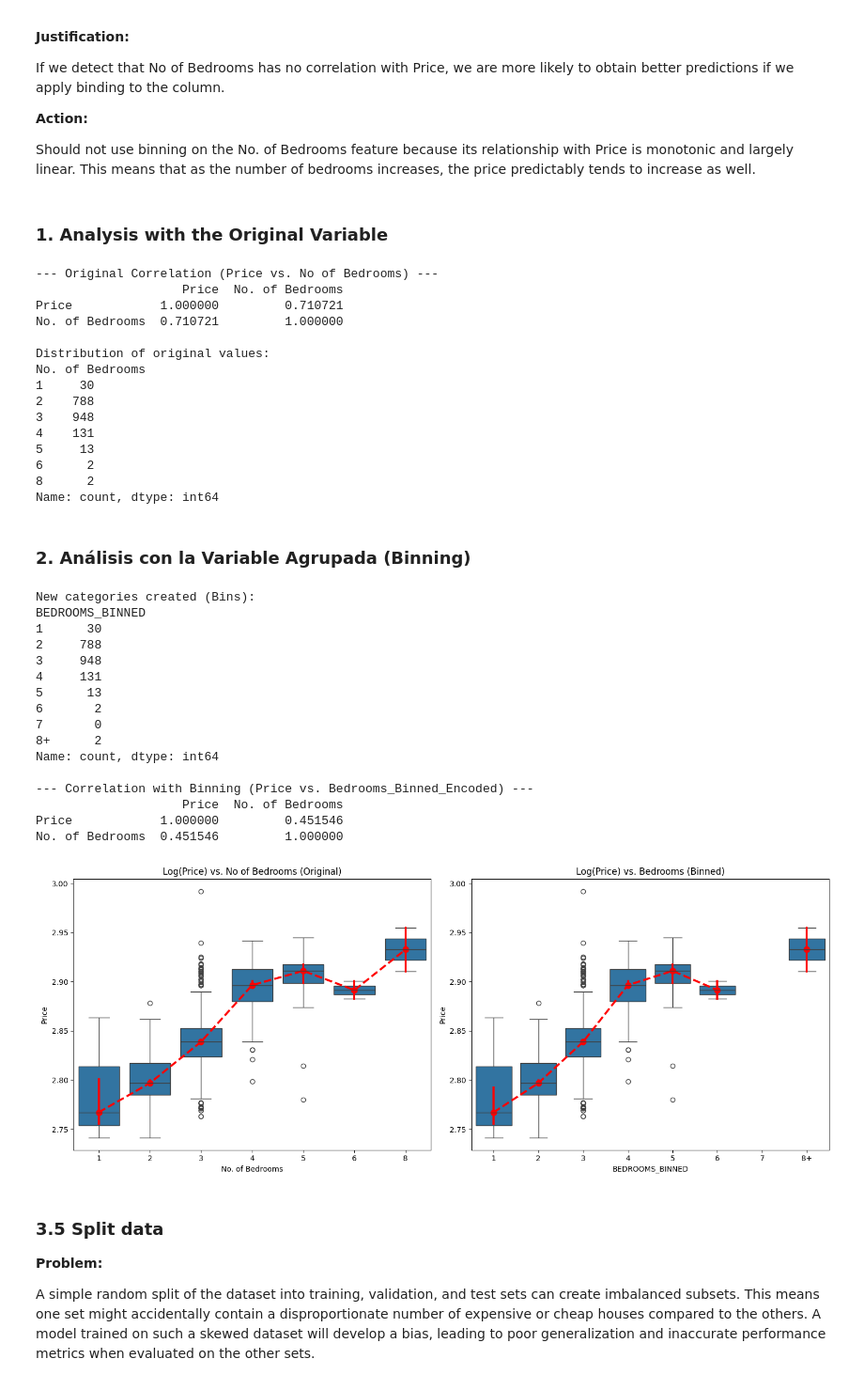
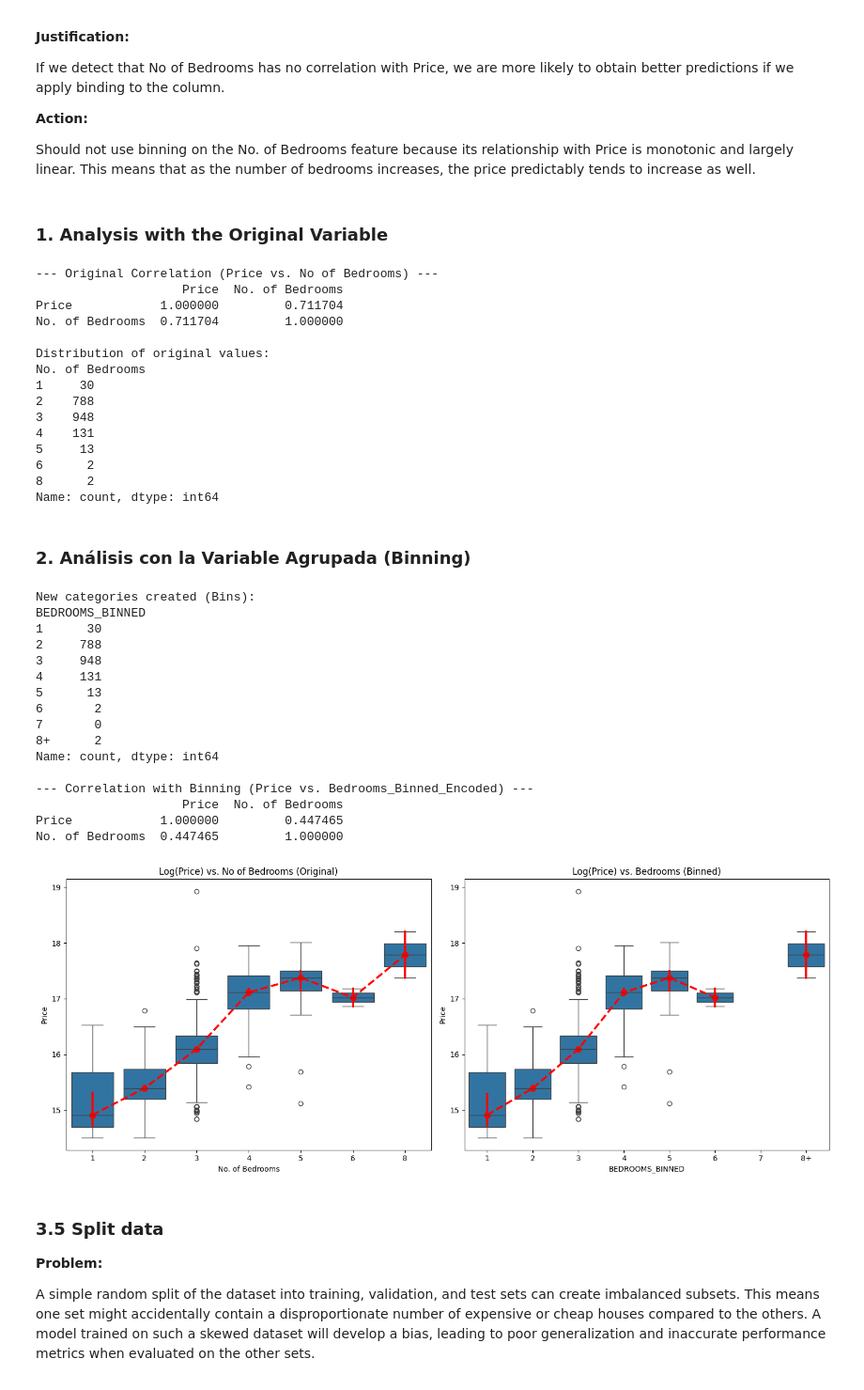
Before and after one commit to albertbolanoss/labs_machine_learning, a Jupyter notebook: notebooks/hyderabad_house_price/1.3_Feature_engineering.ipynb, the cells around one changed output. Shown at 94% size. Saved outputs shown, nothing was run; the diff lists cells and outputs as text; code cells hidden in the pictures.

Commit message:
Fix dataset name in 1.3

```diff
--- a/notebooks/hyderabad_house_price/1.3_Feature_engineering.ipynb
+++ b/notebooks/hyderabad_house_price/1.3_Feature_engineering.ipynb
@@ -201,7 +201,7 @@ import numpy as np
 
 # Usamos el dataframe que ya tiene las dummies de ubicación
 # Hacemos una copia para no alterar el flujo de tu notebook
-data_comparison = dataset_with_dummies.copy()
+data_comparison = dataset.copy()
 
 # --- 1. Análisis de la Variable Original ---
 
@@ -281,38 +281,38 @@ plt.show()
 ### 1. Analysis with the Original Variable
 --- Original Correlation (Price vs. No of Bedrooms) ---
                     Price  No. of Bedrooms
-Price            1.000000         0.710721
-No. of Bedrooms  0.710721         1.000000
+Price            1.000000         0.711704
+No. of Bedrooms  0.711704         1.000000
 
 Distribution of original values:
 No. of Bedrooms
 1     30
 2    788
 3    948
 4    131
 5     13
 6      2
 8      2
 Name: count, dtype: int64
 
 ### 2. Análisis con la Variable Agrupada (Binning)
 New categories created (Bins):
 BEDROOMS_BINNED
 1      30
 2     788
 3     948
 4     131
 5      13
 6       2
 7       0
 8+      2
 Name: count, dtype: int64
 
 --- Correlation with Binning (Price vs. Bedrooms_Binned_Encoded) ---
                     Price  No. of Bedrooms
-Price            1.000000         0.451546
-No. of Bedrooms  0.451546         1.000000
+Price            1.000000         0.447465
+No. of Bedrooms  0.447465         1.000000
-[figure, old version]
+[figure, new version]
 # %% [markdown]
 ### 3.5 Split data
 
```
Also changed, not shown: 7 other files.
